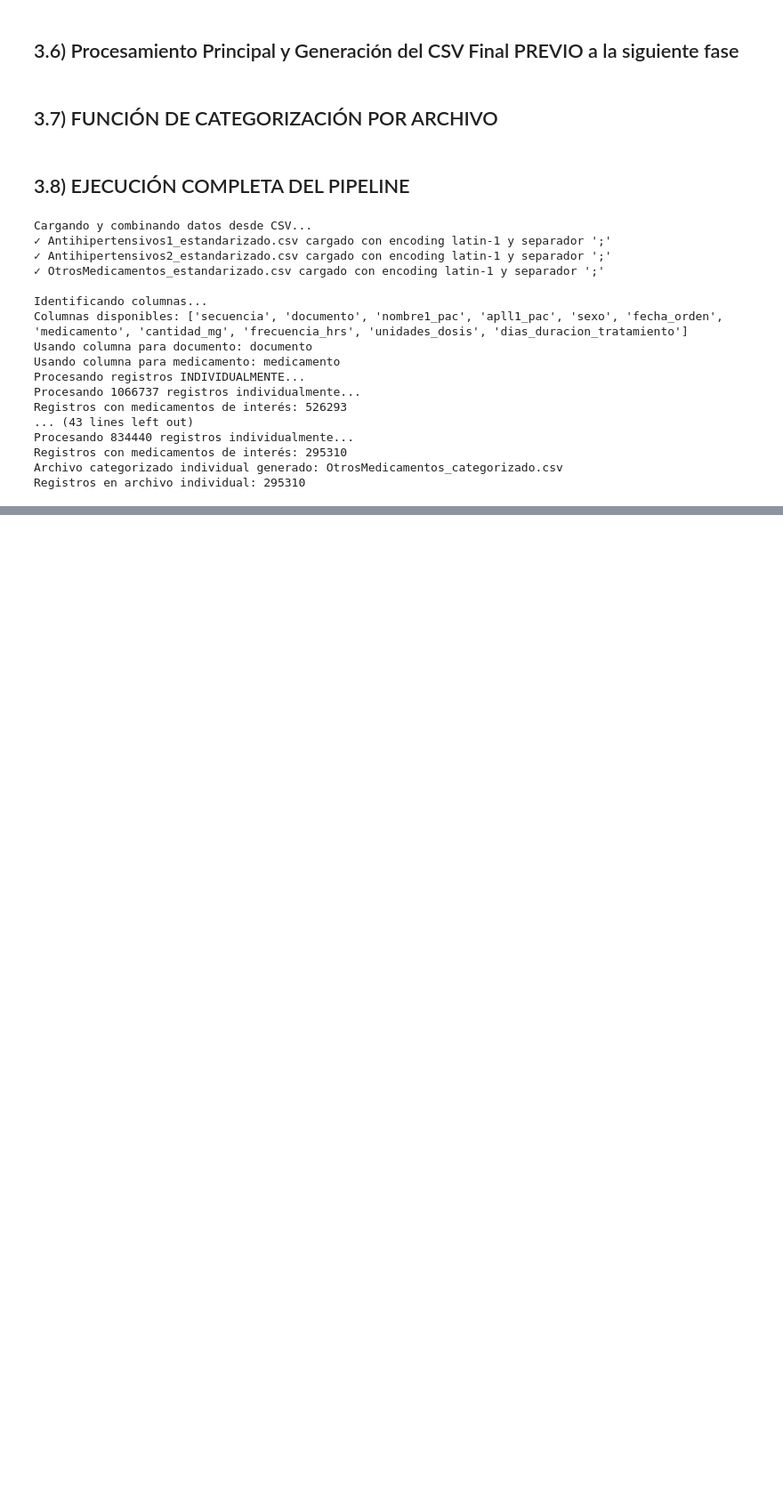
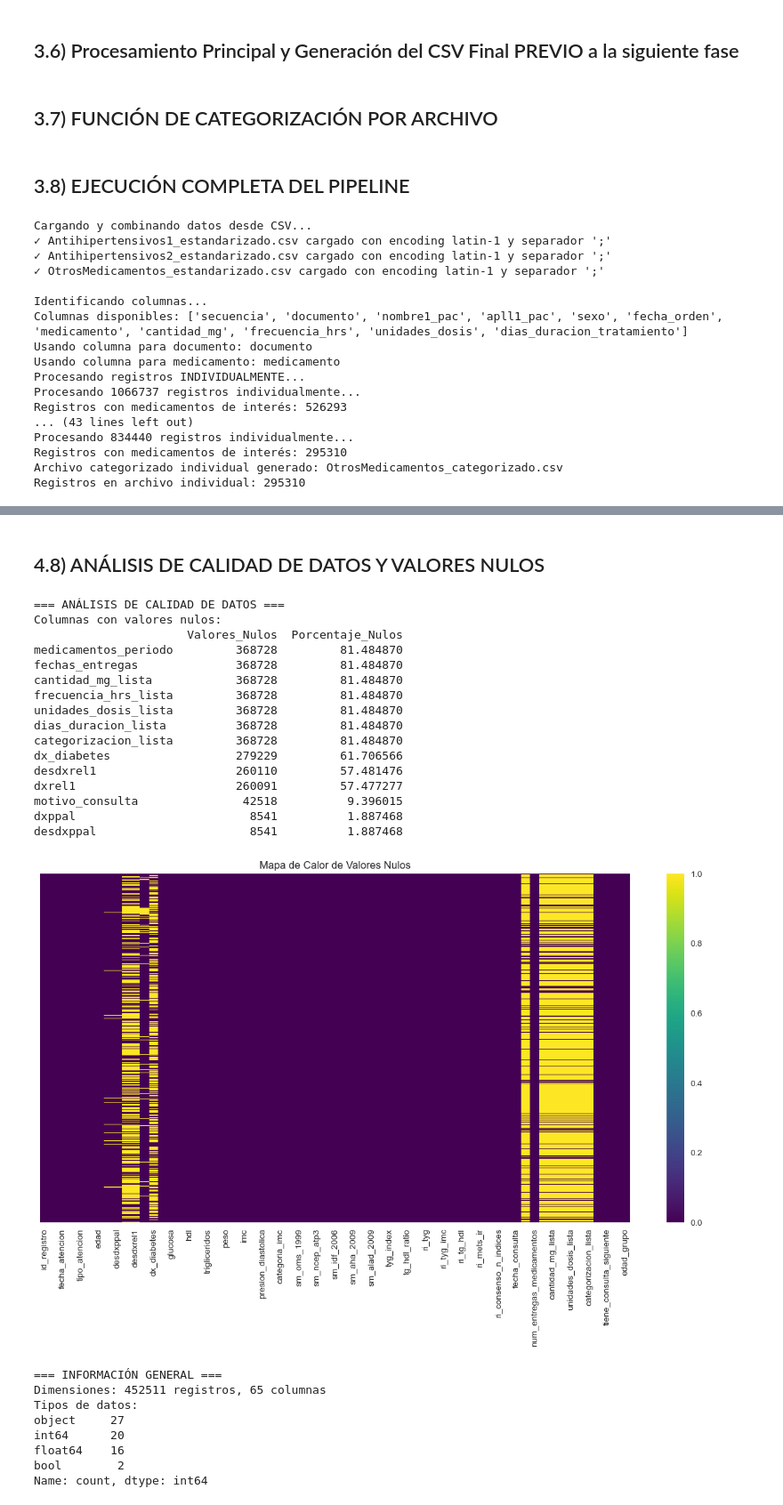
Before and after one commit to Prado500/repoProyectoFinal, a Jupyter notebook: presentacion.ipynb, the cells around one changed output, grey strips where cells are left out. Shown at 89% size. Saved outputs shown, nothing was run; the diff lists cells and outputs as text; code cells hidden in the pictures; blank space fills up the shorter version.

```diff
--- a/presentacion.ipynb
+++ b/presentacion.ipynb
@@ -3774,0 +4478,62 @@ Registros en archivo individual: 295310
+# %% [markdown]
+## 4.8) ANÁLISIS DE CALIDAD DE DATOS Y VALORES NULOS
+# %%
+# =============================================================================
+# 3. ANÁLISIS DE CALIDAD DE DATOS Y VALORES NULOS
+# =============================================================================
+
+# Cargar el CSV final
+df = pd.read_csv('dataset_final_para_modelado.csv', sep=';', encoding='utf-8-sig')
+
+print("=== ANÁLISIS DE CALIDAD DE DATOS ===")
+
+# Análisis de valores nulos
+null_analysis = pd.DataFrame({
+    'Valores_Nulos': df.isnull().sum(),
+    'Porcentaje_Nulos': (df.isnull().sum() / len(df)) * 100
+})
+null_analysis = null_analysis[null_analysis['Valores_Nulos'] > 0].sort_values('Porcentaje_Nulos', ascending=False)
+
+if len(null_analysis) > 0:
+    print("Columnas con valores nulos:")
+    print(null_analysis)
+else:
+    print("  No hay valores nulos en el dataset")
+
+# Heatmap de valores nulos
+plt.figure(figsize=(12, 8))
+sns.heatmap(df.isnull(), cbar=True, yticklabels=False, cmap='viridis')
+plt.title('Mapa de Calor de Valores Nulos')
+plt.tight_layout()
+plt.show()
+
+# Información general del dataset
+print(f"\n=== INFORMACIÓN GENERAL ===")
+print(f"Dimensiones: {df.shape[0]} registros, {df.shape[1]} columnas")
+print(f"Tipos de datos:\n{df.dtypes.value_counts()}")
+# %% [output]
+=== ANÁLISIS DE CALIDAD DE DATOS ===
+Columnas con valores nulos:
+                      Valores_Nulos  Porcentaje_Nulos
+medicamentos_periodo         368728         81.484870
+fechas_entregas              368728         81.484870
+cantidad_mg_lista            368728         81.484870
+frecuencia_hrs_lista         368728         81.484870
+unidades_dosis_lista         368728         81.484870
+dias_duracion_lista          368728         81.484870
+categorizacion_lista         368728         81.484870
+dx_diabetes                  279229         61.706566
+desdxrel1                    260110         57.481476
+dxrel1                       260091         57.477277
+motivo_consulta               42518          9.396015
+dxppal                         8541          1.887468
+desdxppal                      8541          1.887468
+[figure, added]
+=== INFORMACIÓN GENERAL ===
+Dimensiones: 452511 registros, 65 columnas
+Tipos de datos:
+object     27
+int64      20
+float64    16
+bool        2
+Name: count, dtype: int64
```
Also changed, not shown: parts of 22 cells of this notebook, 4 other files.
